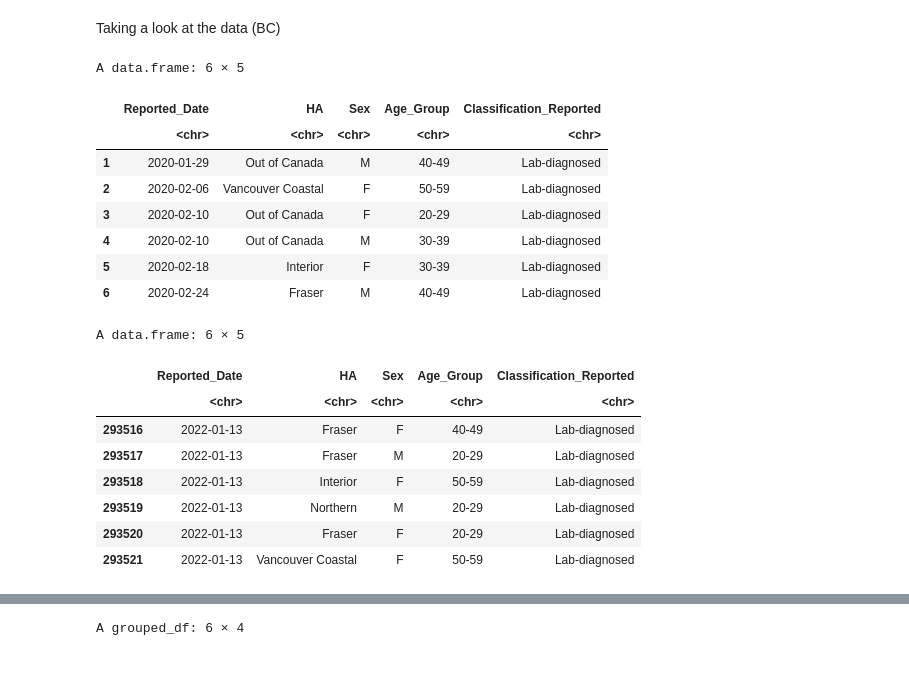
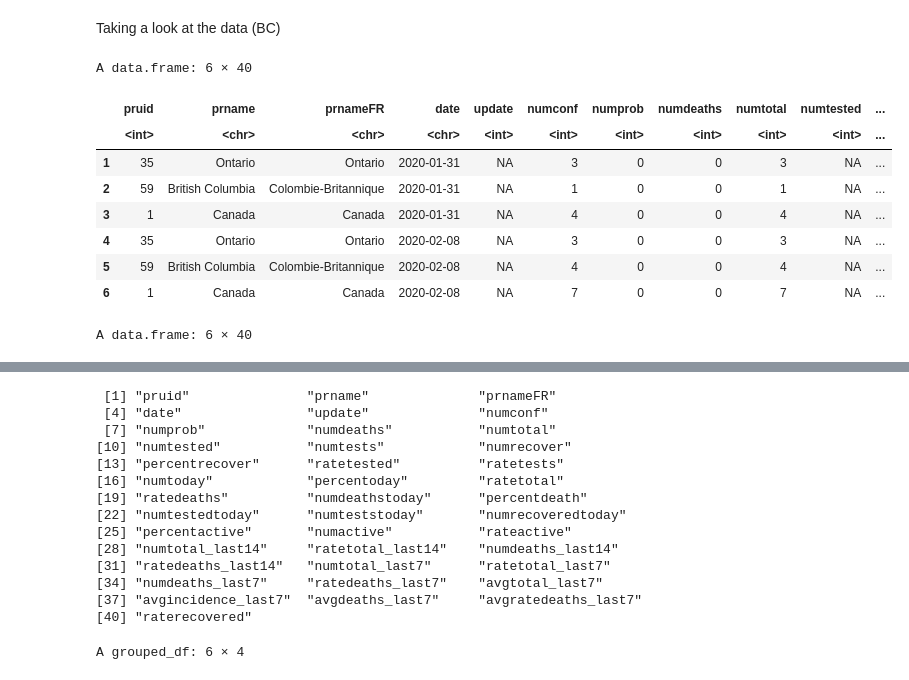
Before and after one commit to YellowPrawn/Spiral-Data-Visualizer, a Jupyter notebook: Data Processing (concept).ipynb, the cells around one changed output, grey strips where cells are left out. Saved outputs shown, nothing was run; the diff lists cells and outputs as text; code cells hidden in the pictures.

Commit message:
update: created data processing script

```diff
--- a/Data Processing (concept).ipynb
+++ b/Data Processing (concept).ipynb
@@ -27,26 +27,19 @@ The following objects are masked from ‘package:base’:
     date, intersect, setdiff, union
 # %% [markdown]
 Taking a look at the data (BC)
-# %%
-data <- read.csv("http://www.bccdc.ca/Health-Info-Site/Documents/BCCDC_COVID19_Dashboard_Case_Details.csv")
-head(data)
-tail(data)
-# %% [output]
-A data.frame: 6 × 5
-|  | Reported_Date | HA | Sex | Age_Group | Classification_Reported |
-|  | <chr> | <chr> | <chr> | <chr> | <chr> |
-| 1 | 2020-01-29 | Out of Canada | M | 40-49 | Lab-diagnosed |
-| 2 | 2020-02-06 | Vancouver Coastal | F | 50-59 | Lab-diagnosed |
-| 3 | 2020-02-10 | Out of Canada | F | 20-29 | Lab-diagnosed |
-| 4 | 2020-02-10 | Out of Canada | M | 30-39 | Lab-diagnosed |
-| 5 | 2020-02-18 | Interior | F | 30-39 | Lab-diagnosed |
-| 6 | 2020-02-24 | Fraser | M | 40-49 | Lab-diagnosed |
-A data.frame: 6 × 5
-|  | Reported_Date | HA | Sex | Age_Group | Classification_Reported |
-|  | <chr> | <chr> | <chr> | <chr> | <chr> |
-| 293516 | 2022-01-13 | Fraser | F | 40-49 | Lab-diagnosed |
-| 293517 | 2022-01-13 | Fraser | M | 20-29 | Lab-diagnosed |
-| 293518 | 2022-01-13 | Interior | F | 50-59 | Lab-diagnosed |
-| 293519 | 2022-01-13 | Northern | M | 20-29 | Lab-diagnosed |
-| 293520 | 2022-01-13 | Fraser | F | 20-29 | Lab-diagnosed |
-| 293521 | 2022-01-13 | Vancouver Coastal | F | 50-59 | Lab-diagnosed |
+# %%
+data <- read.csv("https://health-infobase.canada.ca/src/data/covidLive/covid19-download.csv")
+head(data)
+tail(data)
+names(data)
+# %% [output]
+A data.frame: 6 × 40
+|  | pruid | prname | prnameFR | date | update | numconf | numprob | numdeaths | numtotal | numtested | ... |
+|  | <int> | <chr> | <chr> | <chr> | <int> | <int> | <int> | <int> | <int> | <int> | ... |
+| 1 | 35 | Ontario | Ontario | 2020-01-31 | NA | 3 | 0 | 0 | 3 | NA | ... |
+| 2 | 59 | British Columbia | Colombie-Britannique | 2020-01-31 | NA | 1 | 0 | 0 | 1 | NA | ... |
+| 3 | 1 | Canada | Canada | 2020-01-31 | NA | 4 | 0 | 0 | 4 | NA | ... |
+| 4 | 35 | Ontario | Ontario | 2020-02-08 | NA | 3 | 0 | 0 | 3 | NA | ... |
+| 5 | 59 | British Columbia | Colombie-Britannique | 2020-02-08 | NA | 4 | 0 | 0 | 4 | NA | ... |
+| 6 | 1 | Canada | Canada | 2020-02-08 | NA | 7 | 0 | 0 | 7 | NA | ... |
+A data.frame: 6 × 40
@@ -53,3 +54,17 @@ A data.frame: 6 × 5
+ [1] "pruid"               "prname"              "prnameFR"
+ [4] "date"                "update"              "numconf"
+ [7] "numprob"             "numdeaths"           "numtotal"
+[10] "numtested"           "numtests"            "numrecover"
+[13] "percentrecover"      "ratetested"          "ratetests"
+[16] "numtoday"            "percentoday"         "ratetotal"
+[19] "ratedeaths"          "numdeathstoday"      "percentdeath"
+[22] "numtestedtoday"      "numteststoday"       "numrecoveredtoday"
+[25] "percentactive"       "numactive"           "rateactive"
+[28] "numtotal_last14"     "ratetotal_last14"    "numdeaths_last14"
+[31] "ratedeaths_last14"   "numtotal_last7"      "ratetotal_last7"
+[34] "numdeaths_last7"     "ratedeaths_last7"    "avgtotal_last7"
+[37] "avgincidence_last7"  "avgdeaths_last7"     "avgratedeaths_last7"
+[40] "raterecovered"
 # %%
 daily_data <- data %>%
     count(Reported_Date) %>%
```
Also changed, not shown: parts of 1 cell of this notebook, 2 other files.
